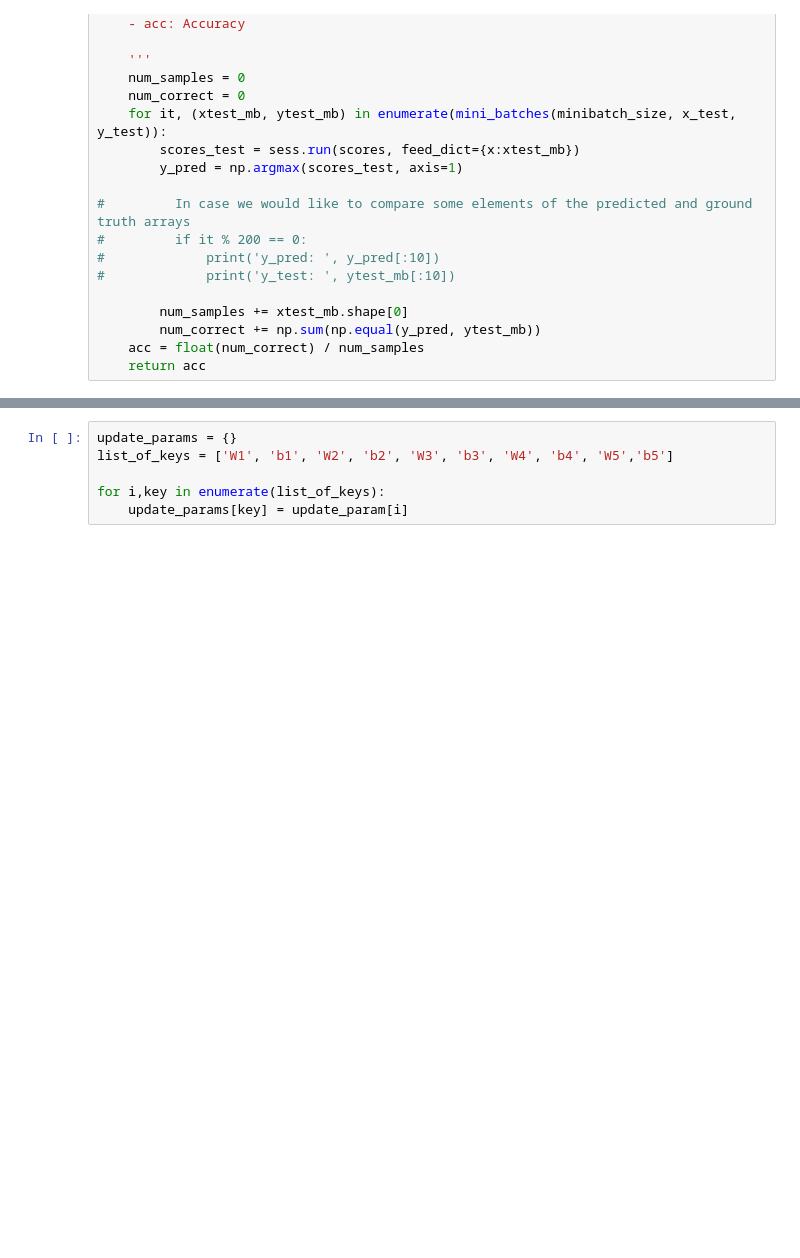
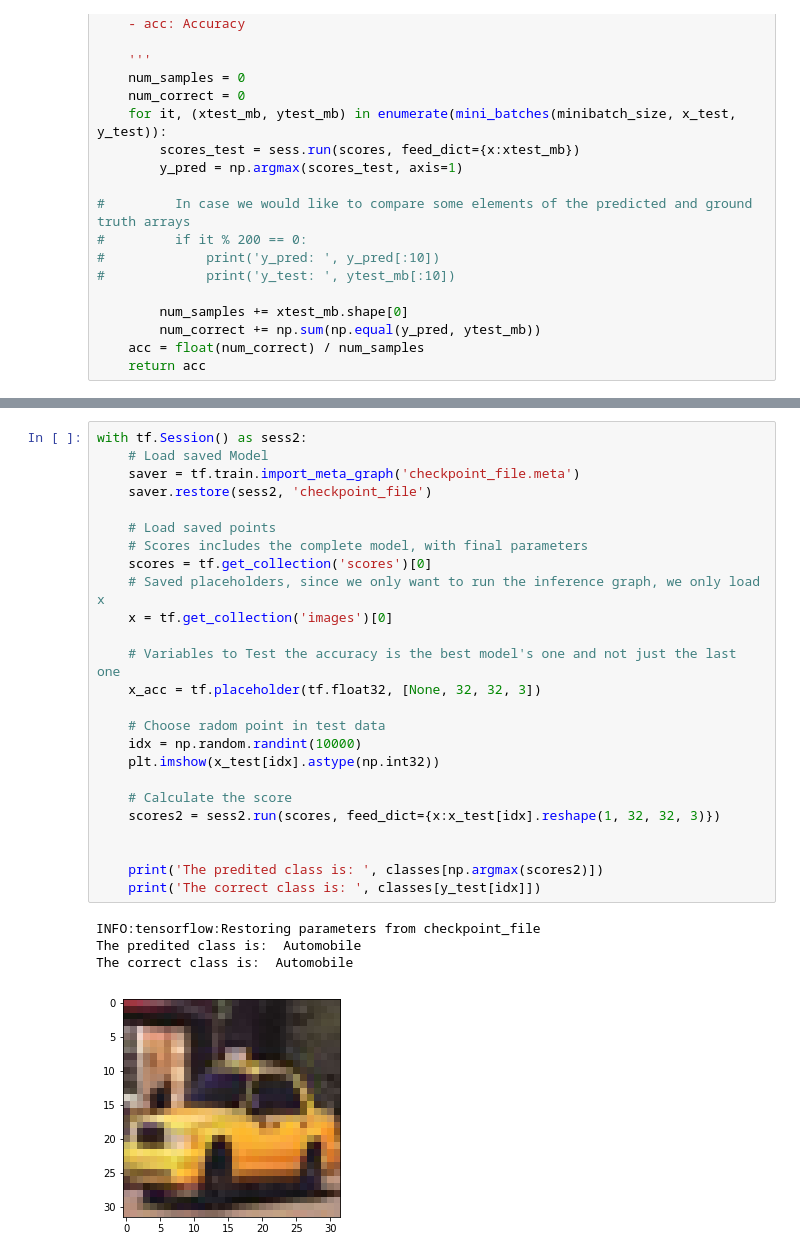
Before and after one commit to JACantoral/MyTensorflowExamples, a Jupyter notebook: vanilla_cnn.ipynb, the cells around one changed output, grey strips where cells are left out. Saved outputs shown, nothing was run; the diff lists cells and outputs as text; blank space fills up the shorter version.

```diff
--- a/vanilla_cnn.ipynb
+++ b/vanilla_cnn.ipynb
@@ -570,6 +630,30 @@ The correct class is:  Frog
-# %%
-update_params = {}
-list_of_keys = ['W1', 'b1', 'W2', 'b2', 'W3', 'b3', 'W4', 'b4', 'W5','b5']
-
-for i,key in enumerate(list_of_keys):
-    update_params[key] = update_param[i]
+# %%
+with tf.Session() as sess2:
+    # Load saved Model
+    saver = tf.train.import_meta_graph('checkpoint_file.meta')
+    saver.restore(sess2, 'checkpoint_file')
+
+    # Load saved points
+    # Scores includes the complete model, with final parameters
+    scores = tf.get_collection('scores')[0]
+    # Saved placeholders, since we only want to run the inference graph, we only load x
+    x = tf.get_collection('images')[0]
+
+    # Variables to Test the accuracy is the best model's one and not just the last one
+    x_acc = tf.placeholder(tf.float32, [None, 32, 32, 3])
+
+    # Choose radom point in test data
+    idx = np.random.randint(10000)
+    plt.imshow(x_test[idx].astype(np.int32))
+
+    # Calculate the score
+    scores2 = sess2.run(scores, feed_dict={x:x_test[idx].reshape(1, 32, 32, 3)})
+
+
+    print('The predited class is: ', classes[np.argmax(scores2)])
+    print('The correct class is: ', classes[y_test[idx]])
+# %% [output]
+INFO:tensorflow:Restoring parameters from checkpoint_file
+The predited class is:  Automobile
+The correct class is:  Automobile
+[figure, added]
```
Also changed, not shown: parts of 7 cells of this notebook.
